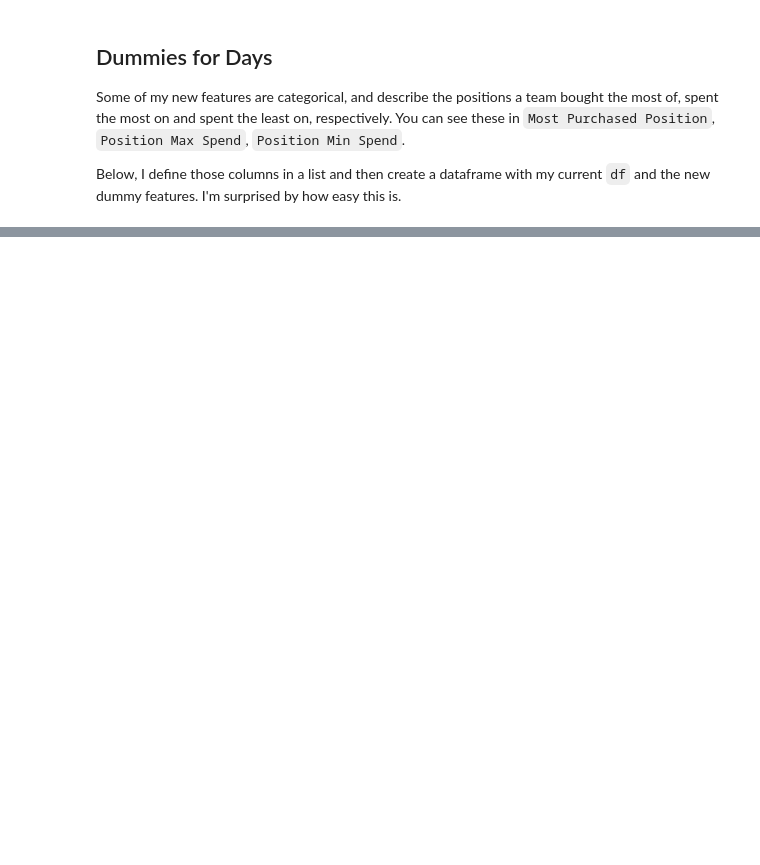
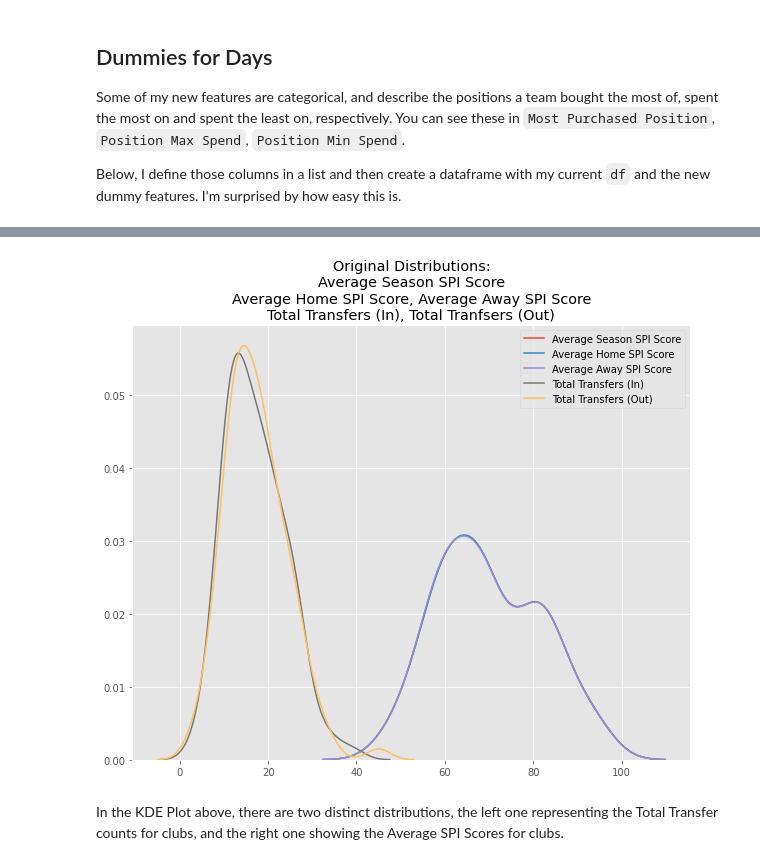
Before and after one commit to tdraths/transfers_capstone, a Jupyter notebook: notebooks/Pre-Processing and Modelling.ipynb, the cells around one changed output, grey strips where cells are left out. Drawn from its saved outputs; the diff is of its cells as text; code cells hidden in the pictures; blank space fills up the shorter version.

```diff
--- a/notebooks/Pre-Processing and Modelling.ipynb
+++ b/notebooks/Pre-Processing and Modelling.ipynb
@@ -183,0 +97,15 @@ sns.kdeplot(df_s['Total Earned (Out)'], ax=ax3);
+# %%
+fig, (ax1) = plt.subplots(ncols=1, figsize=(10, 8))
+ax1.set_title(
+    "Original Distributions:\nAverage Season SPI Score\nAverage Home SPI Score, Average Away SPI Score\nTotal Transfers (In), Total Tranfsers (Out)")
+
+sns.kdeplot(df_dummies['Average Season SPI Score'], ax=ax1)
+sns.kdeplot(df_dummies['Average Home SPI Score'], ax=ax1)
+sns.kdeplot(df_dummies['Average Away SPI Score'], ax=ax1)
+
+sns.kdeplot(df_dummies['Total Transfers (In)'], ax=ax1)
+sns.kdeplot(df_dummies['Total Transfers (Out)'], ax=ax1);
+# %% [output]
+[figure, added]
+# %% [markdown]
+In the KDE Plot above, there are two distinct distributions, the left one representing the Total Transfer counts for clubs, and the right one showing the Average SPI Scores for clubs.
```
Also changed, not shown: parts of 28 cells of this notebook.
